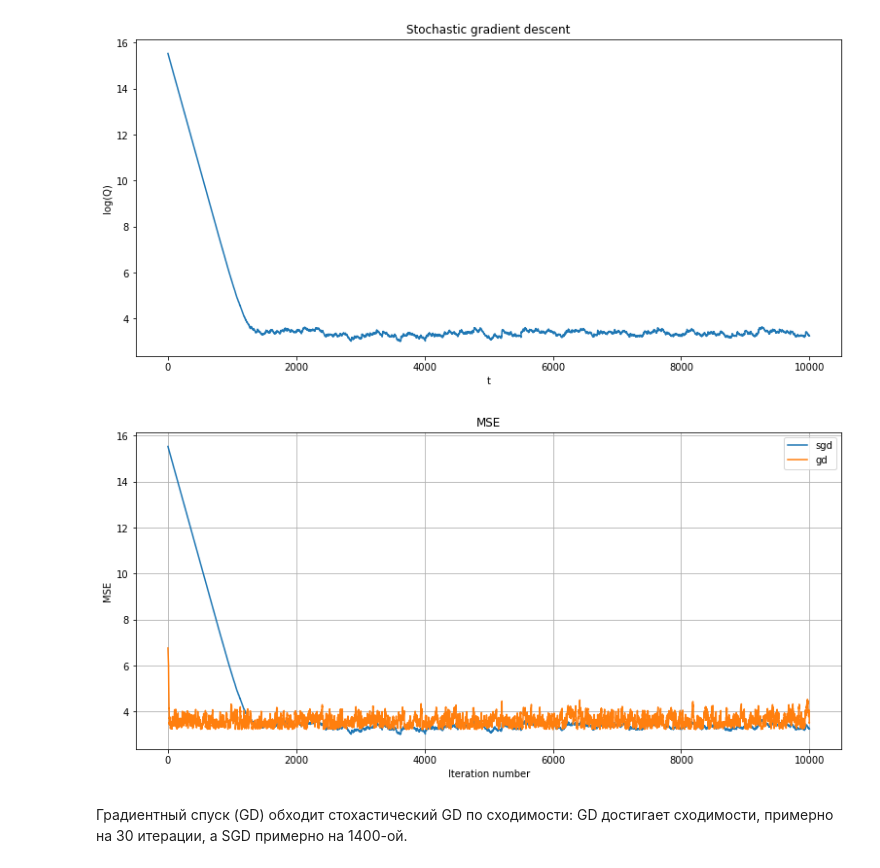
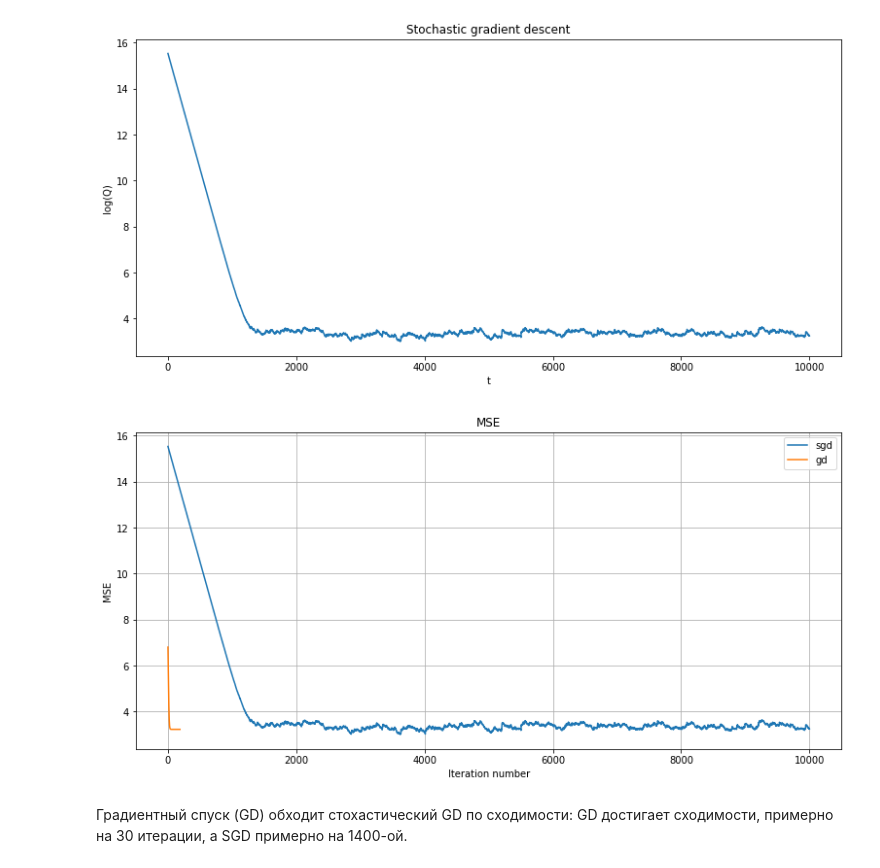
Before and after one commit to Kristina122/algorithms, a Jupyter notebook: lesson_2_hw.ipynb, the cells around one changed output. Cells and saved outputs as stored; diff of their text form; code cells hidden in the pictures.

```diff
--- a/lesson_2_hw.ipynb
+++ b/lesson_2_hw.ipynb
@@ -178,15 +166,15 @@ plt.show()
 # %%
 # Визуализируем изменение функционала ошибки
 plt.figure(figsize=(13, 6))
 plt.plot(range(len(Q)), np.log(Q), label = 'sgd')
-plt.plot(range(len(errors)), np.log(errors), label = 'gd')
+plt.plot(range(len(errors_g)), np.log(errors_g), label = 'gd')
 plt.title('MSE')
 plt.xlabel('Iteration number')
 plt.ylabel('MSE')
 plt.legend()
 plt.grid(True)
 # %% [output]
-[figure, old version]
+[figure, new version]
 # %% [markdown]
 Градиентный спуск (GD) обходит стохастический GD по сходимости:
 GD достигает сходимости, примерно на 30 итерации, а SGD примерно на 1400-ой.
```
Also changed, not shown: parts of 4 cells of this notebook.
